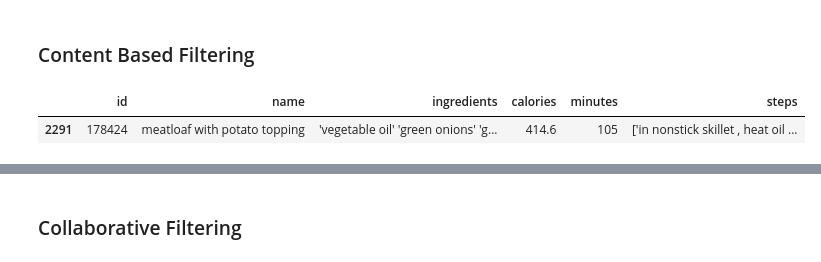
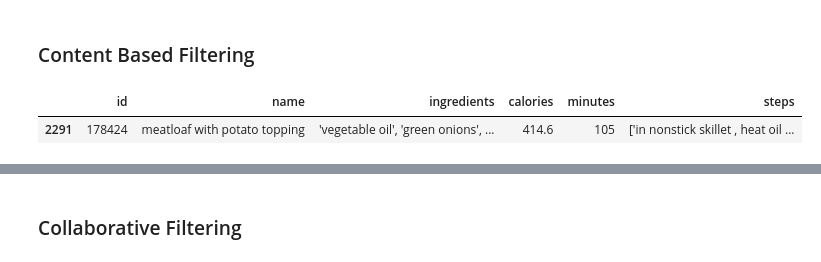
Before and after one commit to Sulbae/OlahGizi-Project, a Jupyter notebook: Food Recommender/notebook.ipynb, the cells around one changed output, grey strips where cells are left out. Drawn from its saved outputs; the diff is of its cells as text; code cells hidden in the pictures.

```diff
--- a/Food Recommender/notebook.ipynb
+++ b/Food Recommender/notebook.ipynb
@@ -552,5 +555,5 @@ memory usage: 298.2+ KB
-# %%
-recipes_sample_df['ingredients'] = ["".join(items) for items in recipes_sample_df['ingredients']]
+# %%
+recipes_sample_df['ingredients'] = recipes_sample_df['ingredients'].apply(lambda x: x.split(', '))
 # %%
 recipes_sample_df['ingredients']
 # %% [output]
@@ -568,5 +571 @@ recipes_sample_df['ingredients']
 Name: ingredients, Length: 2009, dtype: object
-# %%
-recipes_sample_df['ingredients'] = [str(ingredients).strip("[]").replace(",", "") for ingredients in recipes_sample_df['ingredients']]
-
-print(recipes_sample_df['ingredients'])
@@ -1064,10 +1055,11 @@ def rekomendasi_makanan(nama_makanan, similarity_data=cos_sim_df, items=content_
     return recommendations.head(k)
 # %%
 # Menampilkan makanan yang pernah dipilih
-content_based_df[content_based_df['name'] == "meatloaf with potato topping"]
+makanan_pertama_df = content_based_df[content_based_df['name'] == "meatloaf with potato topping"]
+makanan_pertama_df
 # %% [output]
 |  | id | name | ingredients | calories | minutes | steps |
-| 2291 | 178424 | meatloaf with potato topping | 'vegetable oil' 'green onions' 'g... | 414.6 | 105 | ['in nonstick skillet , heat oil ... |
+| 2291 | 178424 | meatloaf with potato topping | 'vegetable oil', 'green onions', ... | 414.6 | 105 | ['in nonstick skillet , heat oil ... |
 # %%
 # Menampilkan rekomendasi makanan berdasarkan makanan yang pernah dipilih
 rekomendasi_makanan_df = pd.DataFrame(rekomendasi_makanan("meatloaf with potato topping"))
```
Also changed, not shown: parts of 31 cells of this notebook.
